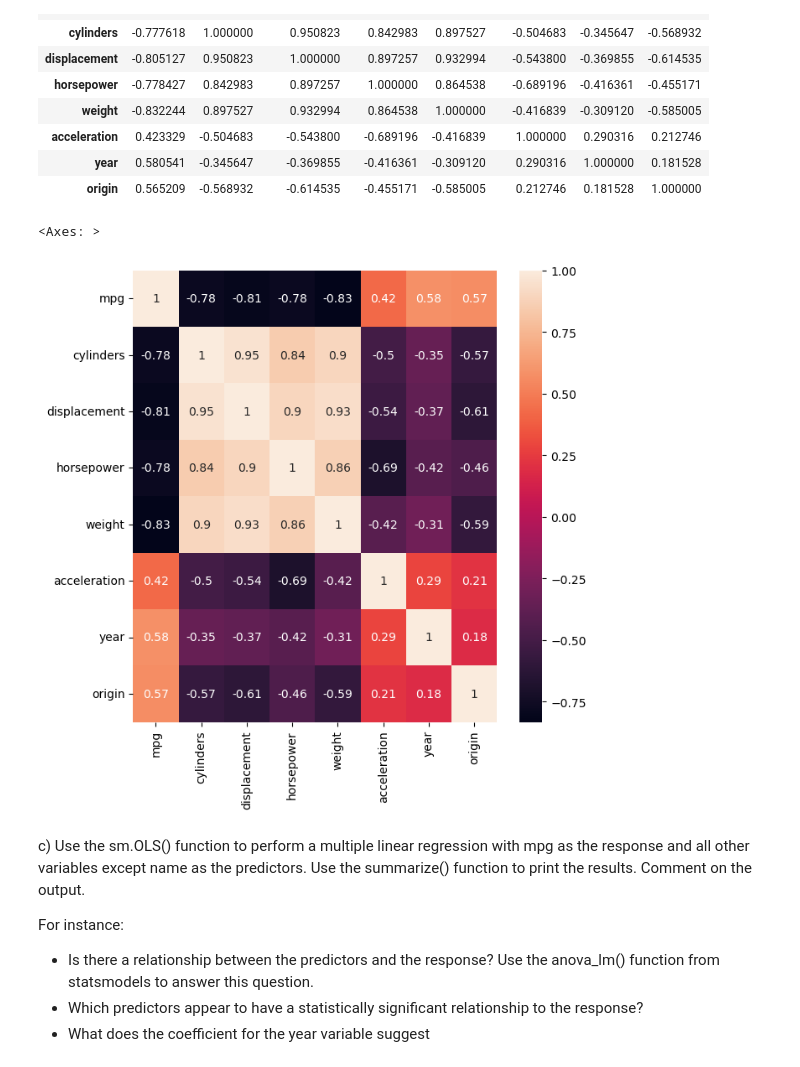
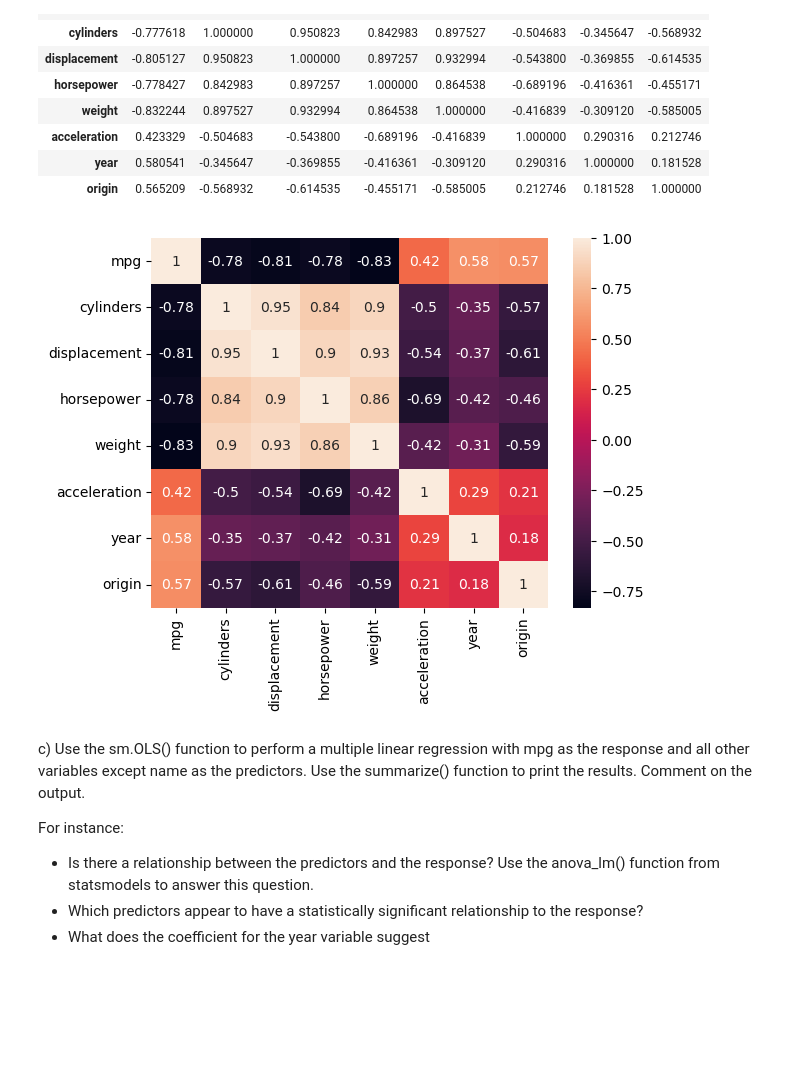
Before and after one commit to astroscar09/Elements_of_ML, a Jupyter notebook: ISLP_Code/Linear_Regression_VIF_Simulations.ipynb, the cells around one changed output. Saved outputs shown, nothing was run; the diff lists cells and outputs as text; code cells hidden in the pictures; blank space fills up the shorter version.

```diff
--- a/ISLP_Code/Linear_Regression_VIF_Simulations.ipynb
+++ b/ISLP_Code/Linear_Regression_VIF_Simulations.ipynb
@@ -139,11 +139,11 @@ auto_df.drop('name', axis = 1).corr()
 | year | 0.580541 | -0.345647 | -0.369855 | -0.416361 | -0.309120 | 0.290316 | 1.000000 | 0.181528 |
 | origin | 0.565209 | -0.568932 | -0.614535 | -0.455171 | -0.585005 | 0.212746 | 0.181528 | 1.000000 |
 # %%
-fig, ax = plt.subplots(figsize = (7, 7))
+fig, ax = plt.subplots()
 sns.heatmap(auto_df.drop('name', axis = 1).corr(), annot = True, ax = ax)
+fig.savefig('plots/Auto_Correlation_Matrix.png', dpi = 300)
 # %% [output]
-<Axes: >
-[figure, old version]
+[figure, new version]
 # %% [markdown]
 c) Use the sm.OLS() function to perform a multiple linear regression with mpg as the response and all other variables except name as the predictors. Use the summarize() function to print the results. Comment on the output.
 
```
Also changed, not shown: 2 other files.
